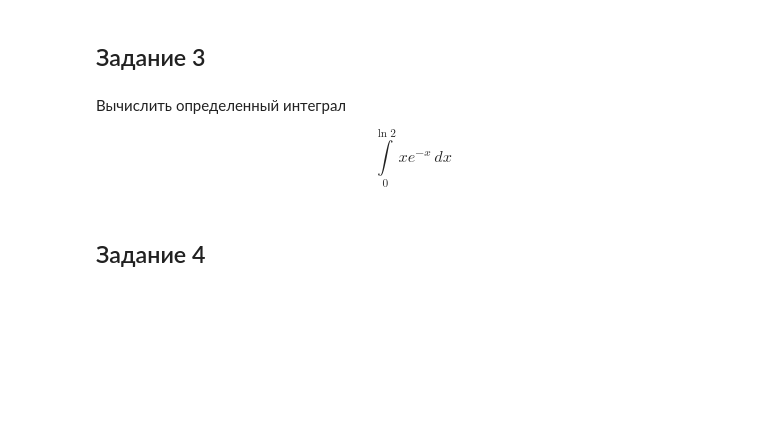
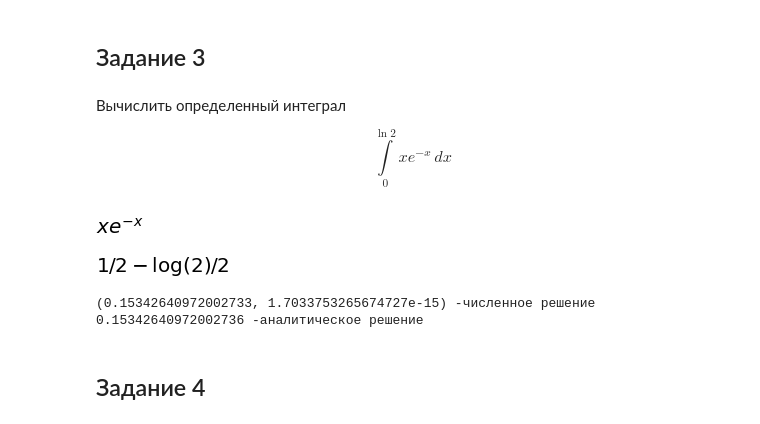
Before and after one commit to vit050587/Mathematical-analysis, a Jupyter notebook: Homework.ipynb, the cells around one changed output. Saved outputs shown, nothing was run; the diff lists cells and outputs as text; code cells hidden in the pictures; blank space fills up the shorter version.

```diff
--- a/Homework.ipynb
+++ b/Homework.ipynb
@@ -796,6 +816,29 @@ $$\int e^{2x}\cos 3x\,dx$$
 Вычислить определенный интеграл
 
 $$\int\limits_0^{\ln2} xe^{-x}\,dx$$
+# %%
+init_printing()
+x=Symbol('x')
+f = x * E**(-x)
+f
+# %% [output]
+[figure, added]
+# %%
+integrate(f,(x, 0, log(2)))
+# %% [output]
+[figure, added]
+# %%
+from scipy import integrate
+from math import *
+
+func = lambda x: x * E**(-x)
+
+answer = integrate.quad(func, 0, log(2))
+print(answer, "-численное решение")
+print((1 - log(2)) / 2, "-аналитическое решение")
+# %% [output]
+(0.15342640972002733, 1.7033753265674727e-15) -численное решение
+0.15342640972002736 -аналитическое решение
 # %% [markdown]
 ## Задание 4
 # %% [markdown]
```
Also changed, not shown: parts of 12 cells of this notebook.
